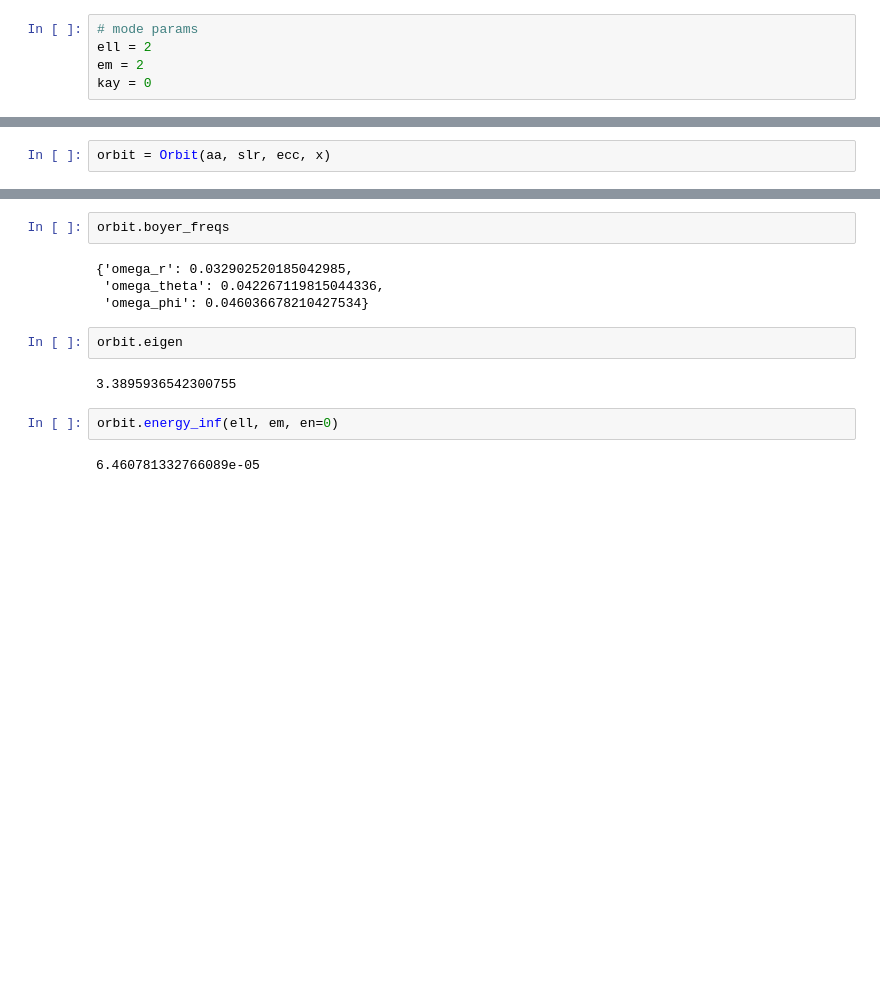
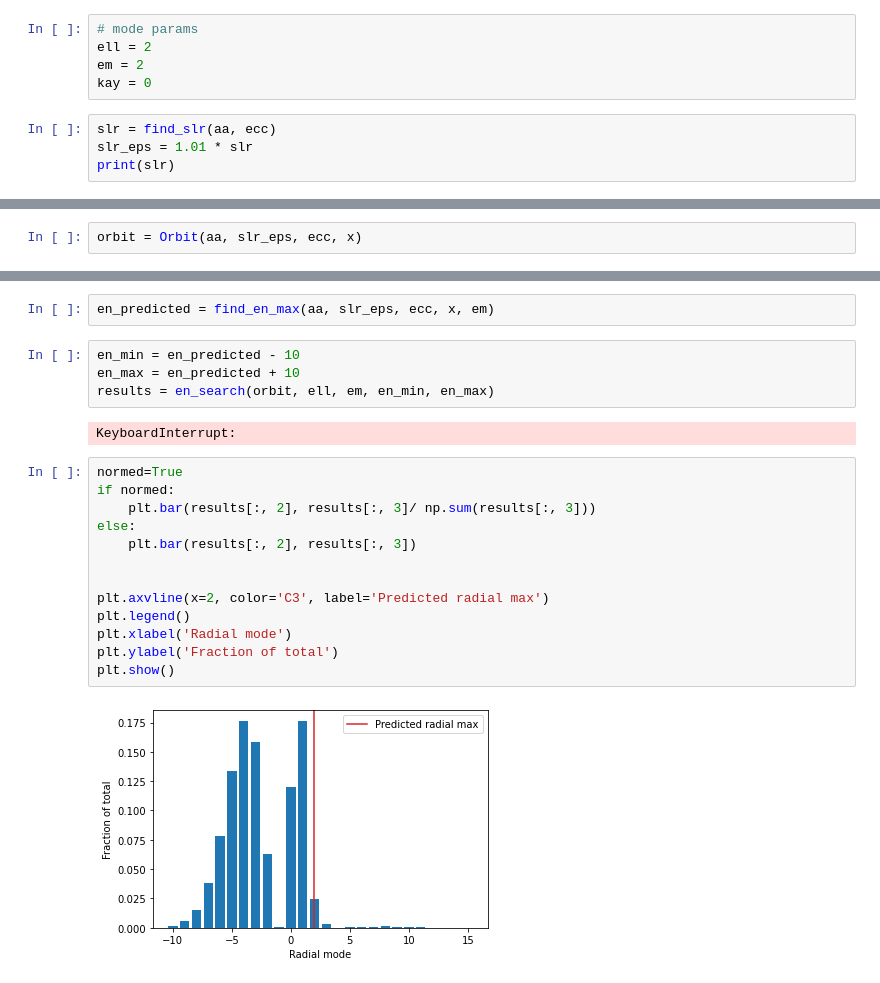
Before and after one commit to AaronDJohnson/pyfbt, a Jupyter notebook: pyfbt/test.ipynb, the cells around one changed output, grey strips where cells are left out. Saved outputs shown, nothing was run; the diff lists cells and outputs as text; blank space fills up the shorter version.

```diff
--- a/pyfbt/test.ipynb
+++ b/pyfbt/test.ipynb
@@ -16,3 +16,7 @@ x = 1
 ell = 2
 em = 2
 kay = 0
+# %%
+slr = find_slr(aa, ecc)
+slr_eps = 1.01 * slr
+print(slr)
@@ -19,2 +25,2 @@ kay = 0
 # %%
-orbit = Orbit(aa, slr, ecc, x)
+orbit = Orbit(aa, slr_eps, ecc, x)
@@ -25,14 +27,23 @@ AttributeError: 'Orbit' object has no attribute 'nu'
-# %%
-orbit.boyer_freqs
-# %% [output]
-{'omega_r': 0.032902520185042985,
- 'omega_theta': 0.042267119815044336,
- 'omega_phi': 0.046036678210427534}
-# %%
-orbit.eigen
-# %% [output]
-3.3895936542300755
-# %%
-orbit.energy_inf(ell, em, en=0)
-# %% [output]
-6.460781332766089e-05
+# %%
+en_predicted = find_en_max(aa, slr_eps, ecc, x, em)
+# %%
+en_min = en_predicted - 10
+en_max = en_predicted + 10
+results = en_search(orbit, ell, em, en_min, en_max)
+# %% [output]
+KeyboardInterrupt:
+# %%
+normed=True
+if normed:
+    plt.bar(results[:, 2], results[:, 3]/ np.sum(results[:, 3]))
+else:
+    plt.bar(results[:, 2], results[:, 3])
+
+
+plt.axvline(x=2, color='C3', label='Predicted radial max')
+plt.legend()
+plt.xlabel('Radial mode')
+plt.ylabel('Fraction of total')
+plt.show()
+# %% [output]
+[figure, added]
```
Also changed, not shown: parts of 3 cells of this notebook, 7 other files.
